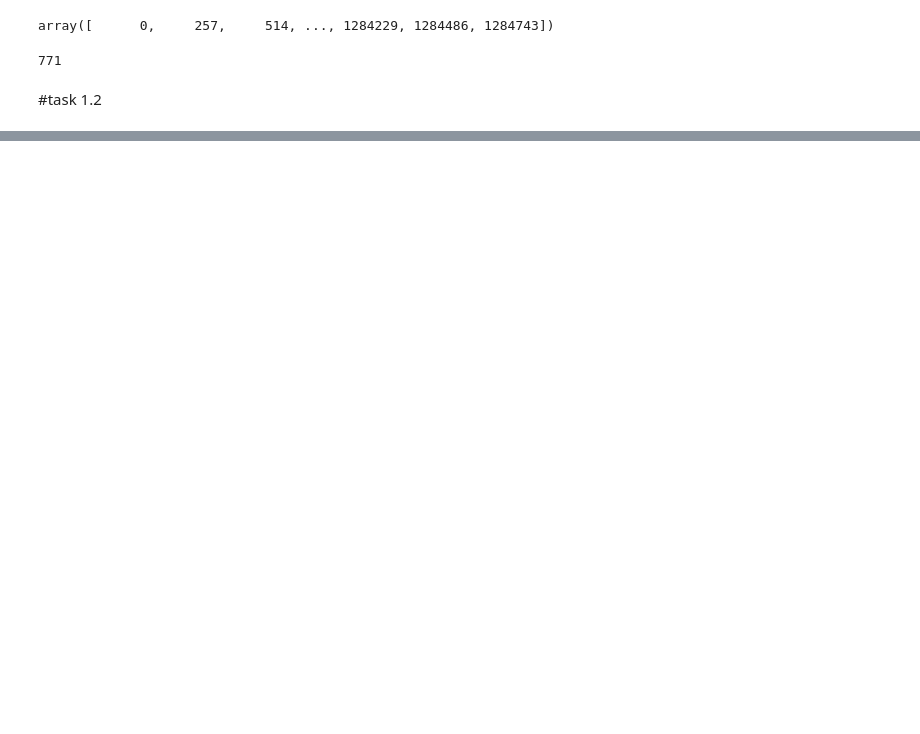
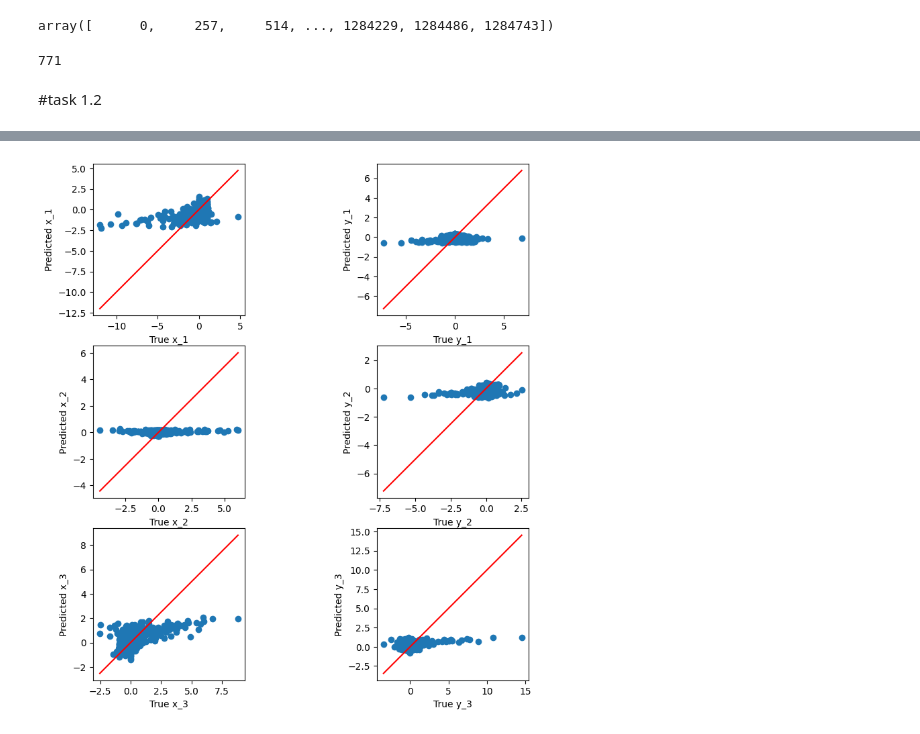
Before and after one commit to PLONTZNathan/MachineLearning_Assignment1, a Jupyter notebook: src/task1.ipynb, the cells around one changed output, grey strips where cells are left out. Saved outputs shown, nothing was run; the diff lists cells and outputs as text; code cells hidden in the pictures; blank space fills up the shorter version.

Commit message:
modèle linéaire

```diff
--- a/src/task1.ipynb
+++ b/src/task1.ipynb
@@ -165 +201,14 @@ train_after_split.head(260)
 260 rows × 14 columns
+# %%
+X_train = train_entry[["t", "x_1", "y_1", "x_2", "y_2", "x_3", "y_3"]].values
+Y_train = train_after_split[["x_1", "y_1", "x_2", "y_2", "x_3", "y_3"]].values
+
+
+# Pipeline : standardisation + régression linéaire
+pipeline = Pipeline([
+    ("scaler", StandardScaler()),
+    ("regressor", LinearRegression())
+])
+
+# Entraînement
+pipeline.fit(X_train, Y_train)
@@ -165,0 +244,3 @@ train_after_split.head(260)
+# %%
+validation_entry=replicate_initial_position_by_block(validation_after_split)
+validation_entry.head(260)
@@ -165,0 +277,5 @@ train_after_split.head(260)
+# %%
+X_validation = validation_entry[["t","x_1", "y_1", "x_2", "y_2", "x_3", "y_3"]].values
+Y_validation = validation_after_split[["x_1", "y_1", "x_2", "y_2", "x_3", "y_3"]].values
+Y_validation_pred = pipeline.predict(X_validation)
+Y_validation_pred
@@ -165,0 +296,19 @@ train_after_split.head(260)
+# %%
+def plot_y_yhat(y_test,y_pred, plot_title = "plot"):
+    labels = ['x_1','y_1','x_2','y_2','x_3','y_3']
+    MAX = 500
+    if len(y_test) > MAX:
+        idx = np.random.choice(len(y_test),MAX, replace=False)
+    else:
+        idx = np.arange(len(y_test))
+    plt.figure(figsize=(10,10))
+    for i in range(6):
+        x0 = np.min(y_test[idx,i])
+        x1 = np.max(y_test[idx,i])
+        plt.subplot(3,2,i+1)
+        plt.scatter(y_test[idx,i],y_pred[idx,i])
+        plt.xlabel('True '+labels[i])
+        plt.ylabel('Predicted '+labels[i])
+        plt.plot([x0,x1],[x0,x1],color='red')
+        plt.axis('square')
+    plt.show()
@@ -165,0 +350,5 @@ train_after_split.head(260)
+# %%
+#Prends des points randoms si >500 points
+plot_y_yhat(Y_validation,Y_validation_pred, plot_title = "plot")
+# %% [output]
+[figure, added]
```
Also changed, not shown: parts of 13 cells of this notebook.
